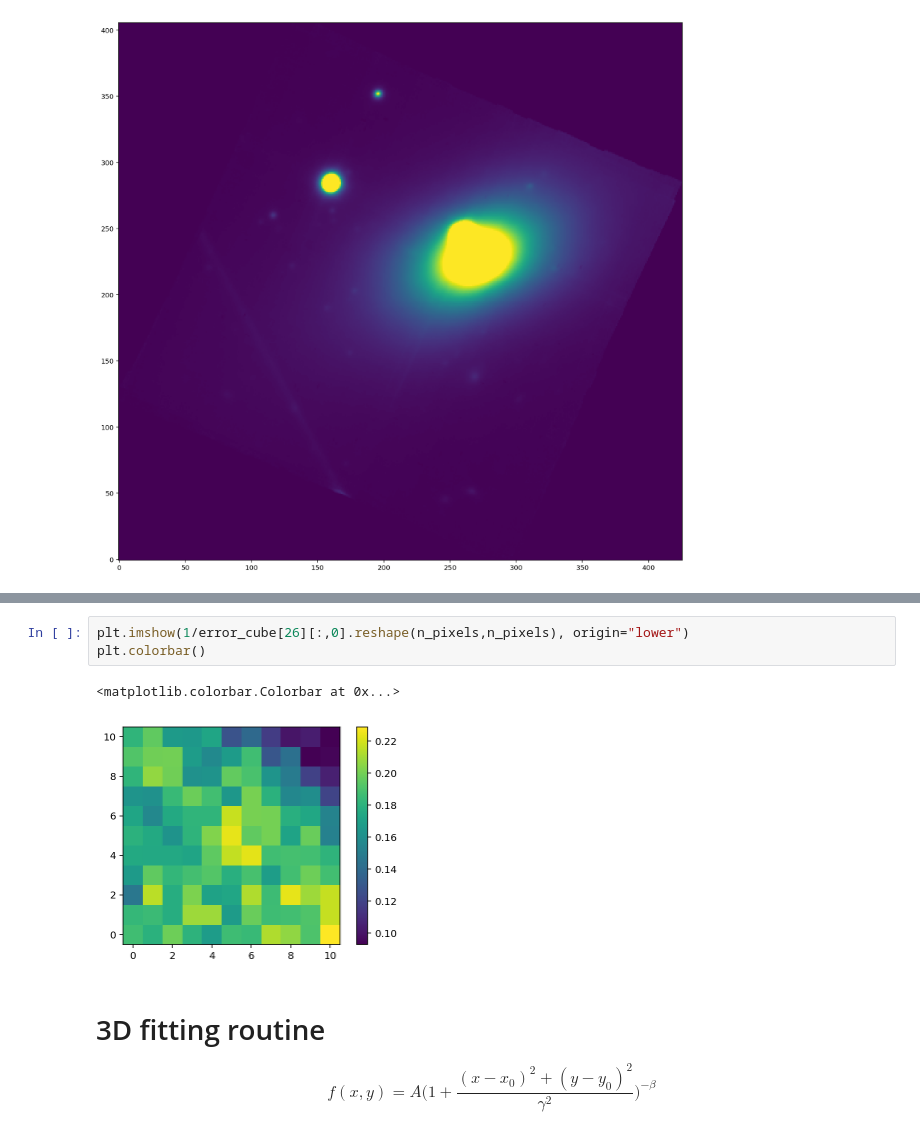
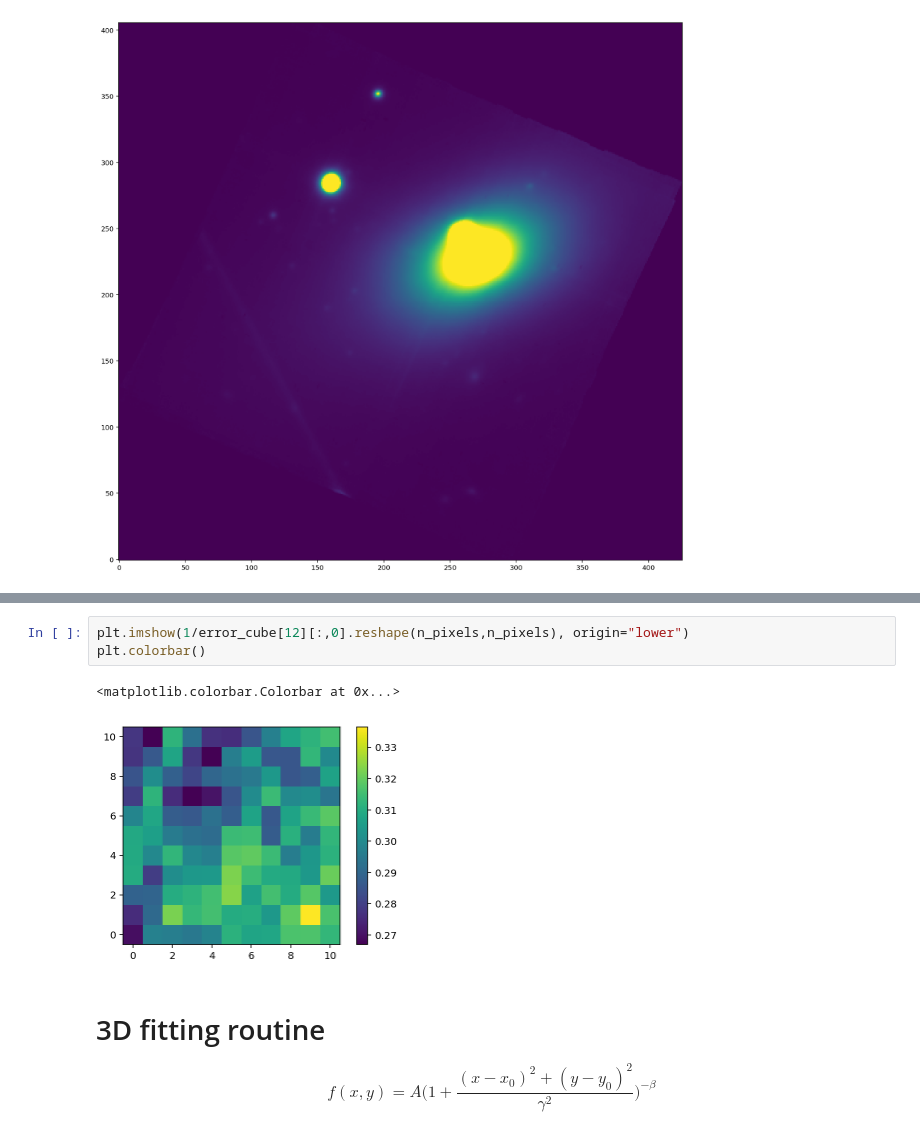
Before and after one commit to tspriggs/MUSE_PNe_fitting, a Jupyter notebook: 3D FCC277.ipynb, the cells around one changed output, grey strips where cells are left out. Cells and saved outputs as stored; diff of their text form.

```diff
--- a/3D FCC277.ipynb
+++ b/3D FCC277.ipynb
@@ -102,9 +103,9 @@ plt.colorbar()
 # %%
-plt.imshow(1/error_cube[26][:,0].reshape(n_pixels,n_pixels), origin="lower")
+plt.imshow(1/error_cube[12][:,0].reshape(n_pixels,n_pixels), origin="lower")
 plt.colorbar()
 # %% [output]
 <matplotlib.colorbar.Colorbar at 0x...>
-[figure, old version]
+[figure, new version]
 # %% [markdown]
 # 3D fitting routine
 
```
Also changed, not shown: parts of 9 cells of this notebook, 7 other files.
